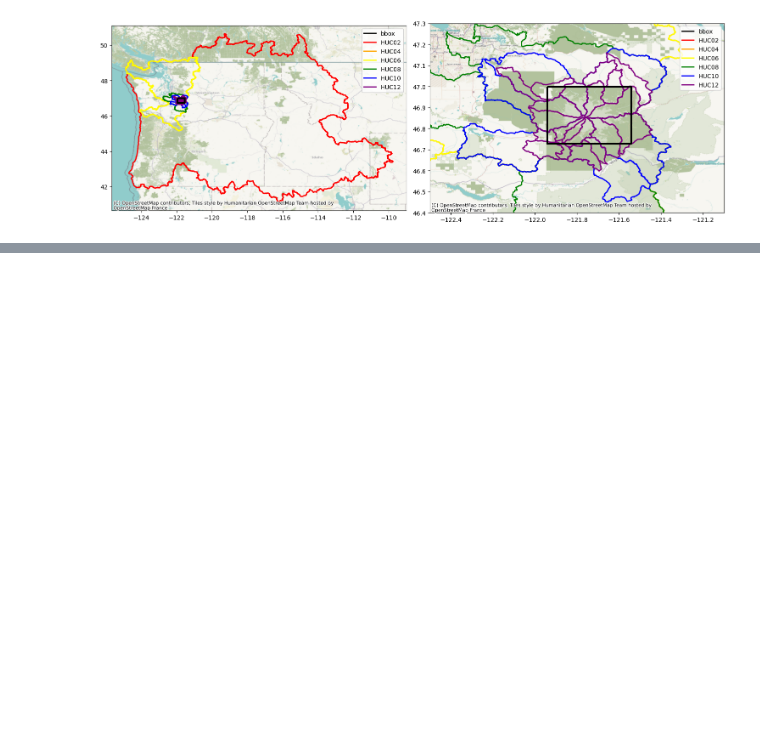
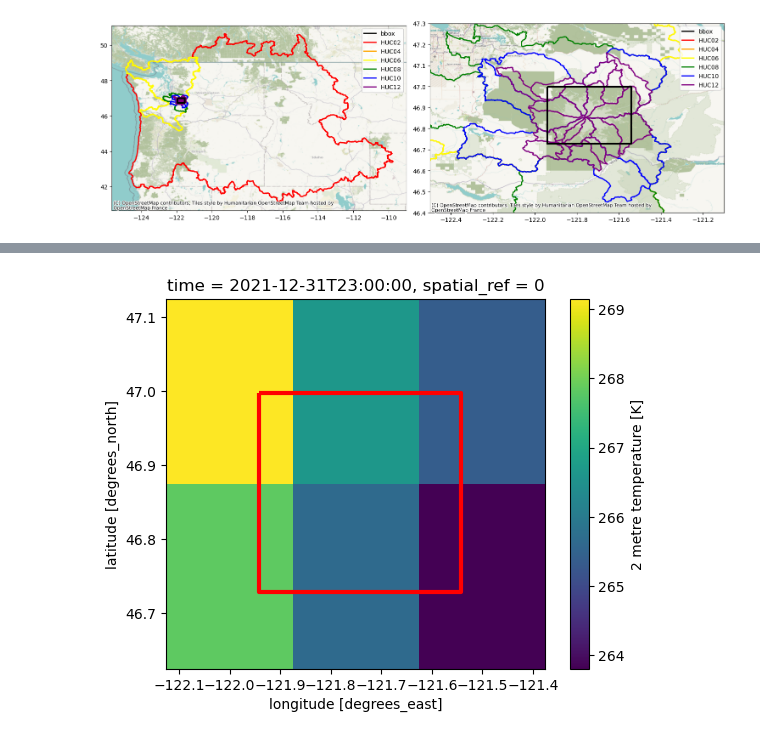
Before and after one commit to egagli/easysnowdata, a Jupyter notebook: docs/examples/hydrology_examples.ipynb, the cells around one changed output, grey strips where cells are left out. Saved outputs shown, nothing was run; the diff lists cells and outputs as text; code cells hidden in the pictures; blank space fills up the shorter version.

```diff
--- a/docs/examples/hydrology_examples.ipynb
+++ b/docs/examples/hydrology_examples.ipynb
@@ -79,0 +104,2 @@ f.tight_layout()
+# %%
+era5_clipped = easysnowdata.hydrology.get_era5(bbox_gdf)
@@ -79,0 +116,5 @@ f.tight_layout()
+# %%
+f,ax=plt.subplots()
+era5_clipped['2m_temperature'].isel(time=-1).plot.imshow(ax=ax)
+bbox_gdf.plot(ax=ax, color="none", edgecolor="red", linewidth=3)
+# %% [output]
@@ -79,0 +122 @@ f.tight_layout()
+[figure, added]
```
Also changed, not shown: parts of 8 cells of this notebook, 1 other file.
